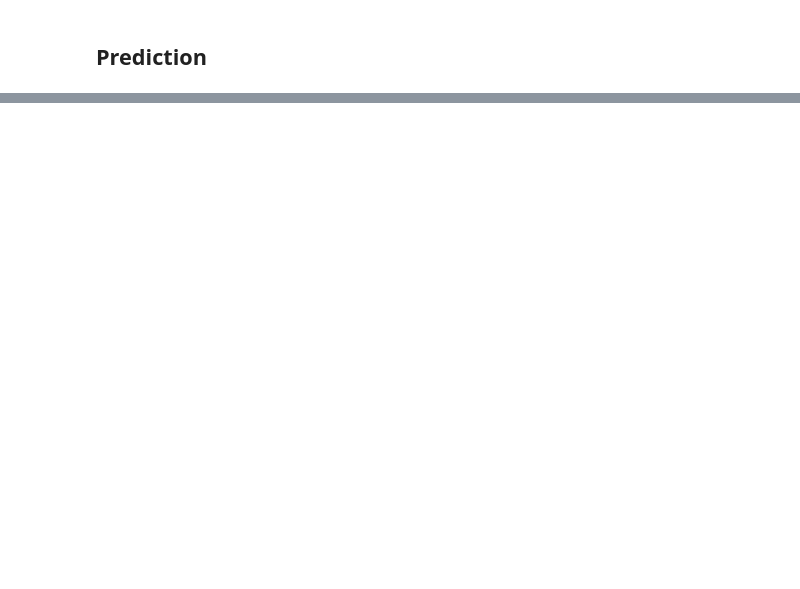
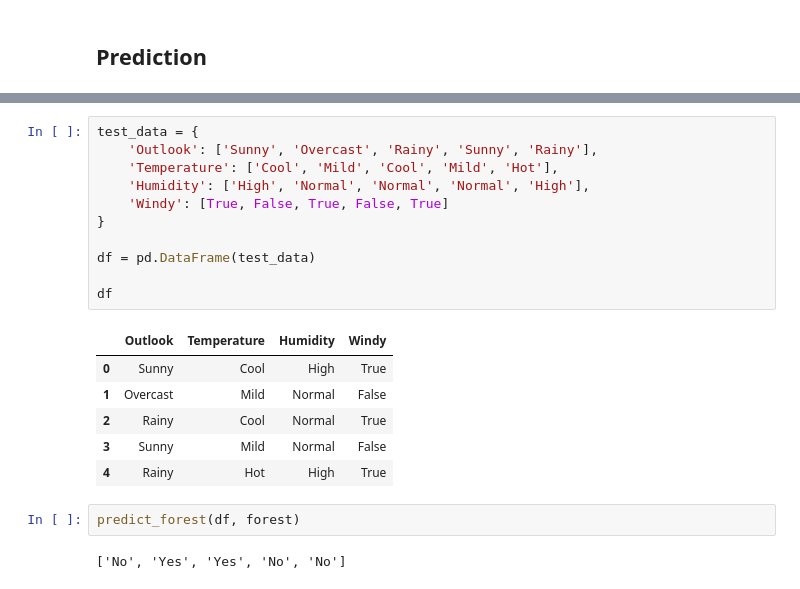
Before and after one commit to ogustain/decision-tree, a Jupyter notebook: code/sandbox.ipynb, the cells around one changed output, grey strips where cells are left out. Cells and saved outputs as stored; diff of their text form; blank space fills up the shorter version.

```diff
--- a/code/sandbox.ipynb
+++ b/code/sandbox.ipynb
@@ -494,0 +810,22 @@ render_tree(tree)
+# %%
+test_data = {
+    'Outlook': ['Sunny', 'Overcast', 'Rainy', 'Sunny', 'Rainy'],
+    'Temperature': ['Cool', 'Mild', 'Cool', 'Mild', 'Hot'],
+    'Humidity': ['High', 'Normal', 'Normal', 'Normal', 'High'],
+    'Windy': [True, False, True, False, True]
+}
+
+df = pd.DataFrame(test_data)
+
+df
+# %% [output]
+|  | Outlook | Temperature | Humidity | Windy |
+| 0 | Sunny | Cool | High | True |
+| 1 | Overcast | Mild | Normal | False |
+| 2 | Rainy | Cool | Normal | True |
+| 3 | Sunny | Mild | Normal | False |
+| 4 | Rainy | Hot | High | True |
+# %%
+predict_forest(df, forest)
+# %% [output]
+['No', 'Yes', 'Yes', 'No', 'No']
```
Also changed, not shown: parts of 21 cells of this notebook, 20 other files.
